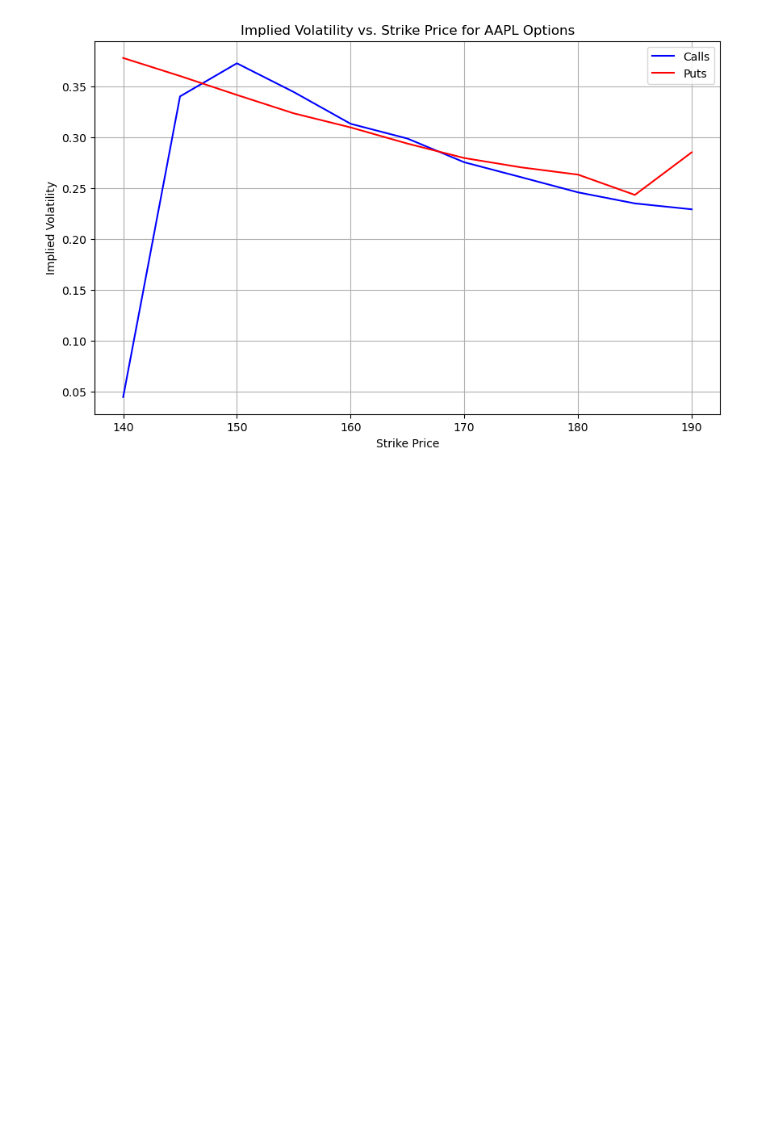
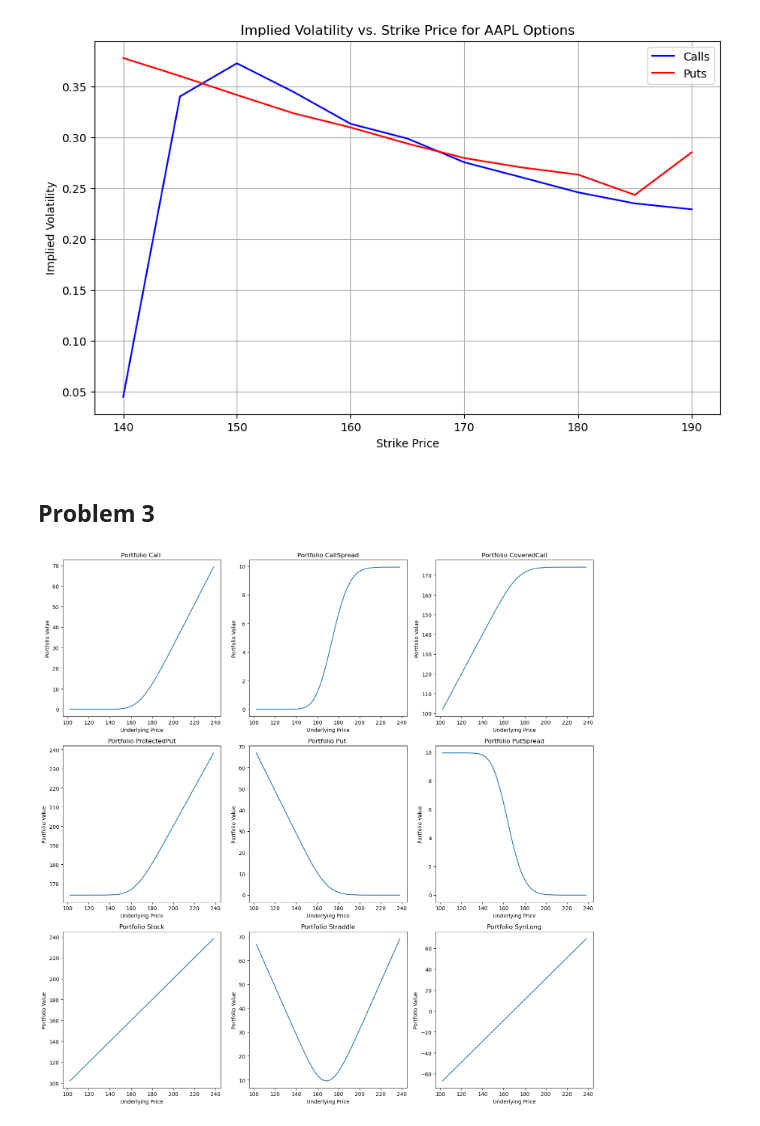
Before and after one commit to howardj12/Fintech545-hj, a Jupyter notebook: Week 6/Code.ipynb, the cells around one changed output. Cells and saved outputs as stored; diff of their text form; code cells hidden in the pictures; blank space fills up the shorter version.

```diff
--- a/Week 6/Code.ipynb
+++ b/Week 6/Code.ipynb
@@ -166,3 +166,61 @@ plt.show()
 20  AAPL  12/15/2023   Put     185       15.30            0.243641
 21  AAPL  12/15/2023   Put     190       20.16            0.285541
 [figure]
+# %% [markdown]
+## Problem 3
+# %%
+from datetime import datetime, timedelta
+from scipy.stats import norm
+
+# Black-Scholes formula for option price
+def black_scholes(S, K, T, r, q, sigma, option_type='call'):
+    d1 = (np.log(S / K) + (r - q + 0.5 * sigma ** 2) * T) / (sigma * np.sqrt(T))
+    d2 = d1 - sigma * np.sqrt(T)
+    if option_type == 'call':
+        price = np.exp(-q * T) * S * norm.cdf(d1) - K * np.exp(-r * T) * norm.cdf(d2)
+    elif option_type == 'put':
+        price = K * np.exp(-r * T) * norm.cdf(-d2) - np.exp(-q * T) * S * norm.cdf(-d1)
+    return price
+
+# Simulate portfolio values
+def simulate_portfolio_values(portfolio, sim_prices, ivols, rf, div_yield, current_date):
+    sim_values = pd.DataFrame(index=portfolio.index, columns=sim_prices)
+    for i, row in portfolio.iterrows():
+        T = (row['ExpirationDate'] - current_date).days / 365
+        if row['Type'] == 'Stock':
+            value = sim_prices
+        else:
+            value = [black_scholes(price, row['Strike'], T, rf, div_yield, ivols[i], row['OptionType'].lower()) for price in sim_prices]
+        sim_values.loc[i] = row['Holding'] * np.array(value)
+    sim_values['Portfolio'] = portfolio['Portfolio']
+    return sim_values.groupby('Portfolio').sum()
+
+# Read data
+portfolio = pd.read_csv("problem3.csv", parse_dates=["ExpirationDate"])
+current_price = 170.15
+rf_rate = 0.0525
+div_rate = 0.0057
+current_date = pd.to_datetime("2023-10-30")
+
+# Calculate implied volatilities
+ivol = np.full(len(portfolio), 0.2)  # Assuming a default IV of 20% for all options for demonstration
+
+# Simulate portfolio values across a range of underlying prices
+simulated_prices = np.linspace(current_price * 0.6, current_price * 1.4, 50)
+portfolio_values = simulate_portfolio_values(portfolio, simulated_prices, ivol, rf_rate, div_rate, current_date)
+
+# Plot the results
+fig, axes = plt.subplots(3, 3, figsize=(15, 15))
+idx = 0
+for name, data in portfolio_values.iterrows():
+    ax = axes[idx // 3, idx % 3]
+    ax.plot(simulated_prices, data.values)
+    ax.set_title(f'Portfolio {name}')
+    ax.set_xlabel('Underlying Price')
+    ax.set_ylabel('Portfolio Value')
+    idx += 1
+
+plt.tight_layout()
+plt.show()
+# %% [output]
+[figure, added]
```
